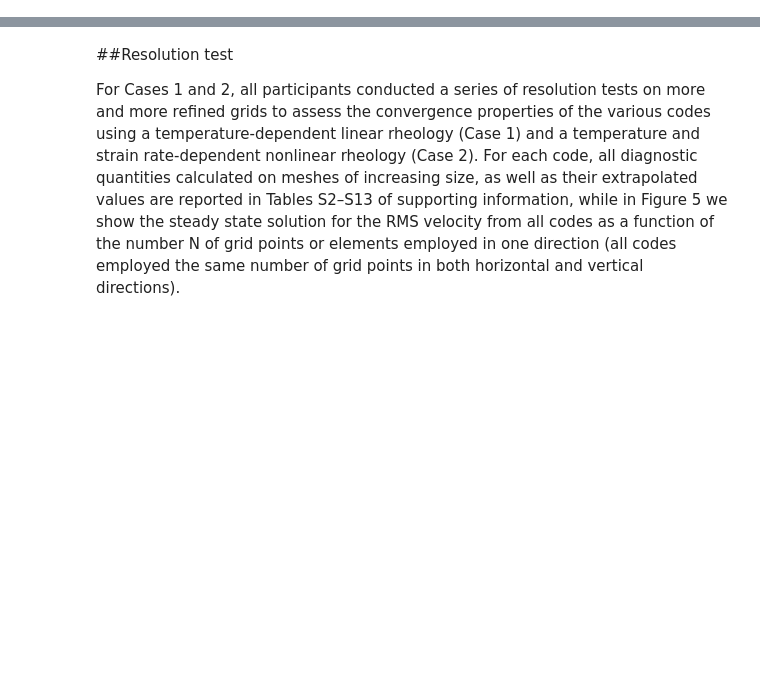
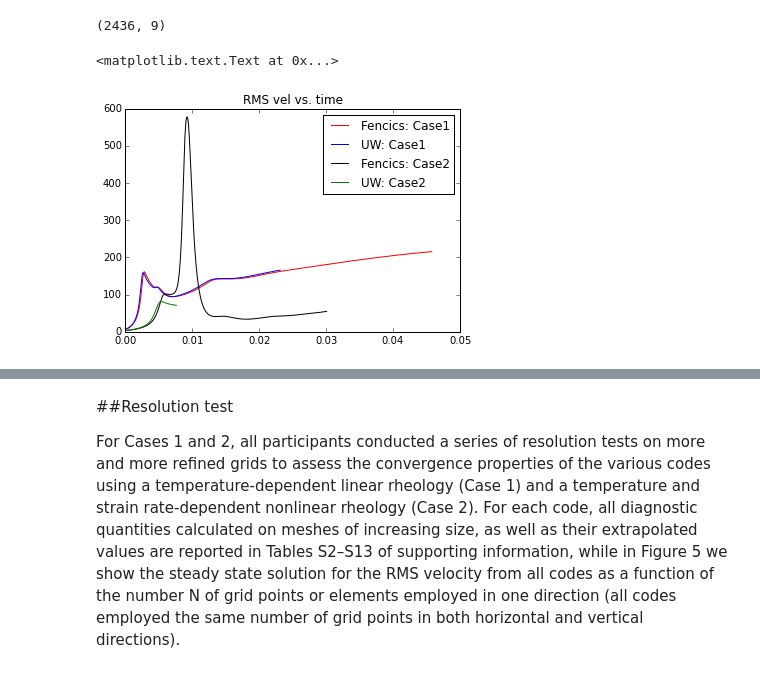
Before and after one commit to dansand/uw-bits, a Jupyter notebook: Tosi-analysis.ipynb, the cells around one changed output, grey strips where cells are left out. Saved outputs shown, nothing was run; the diff lists cells and outputs as text; code cells hidden in the pictures; blank space fills up the shorter version.

```diff
--- a/Tosi-analysis.ipynb
+++ b/Tosi-analysis.ipynb
@@ -0,0 +12,21 @@
+# %%
+fres = np.loadtxt('results_case1.dat')
+fres2 = np.loadtxt('results_case2.dat')
+uwres = np.loadtxt('uw_results_case1.dat')
+uwres2 = np.loadtxt('uw_results_case2.dat')
+uwres2a = np.loadtxt('uw_results_case2_safe.dat')
+fres.shape
+# %% [output]
+(2436, 9)
+# %%
+#plot RMS values,
+
+plt.plot(fres[:,0], fres[:,5], c= 'r',label="Fencics: Case1")
+plt.plot(uwres[:,0], uwres[:,5], c='b', label="UW: Case1")
+plt.plot(fres2[:,0], fres2[:,5], c='k',label="Fencics: Case2")
+plt.plot(uwres2[:,0], uwres2[:,5], c='g', label="UW: Case2")
+plt.legend()
+plt.title('RMS vel vs. time')
+# %% [output]
+<matplotlib.text.Text at 0x...>
+[figure, added]
```
Also changed, not shown: parts of 10 cells of this notebook, 2 other files.
